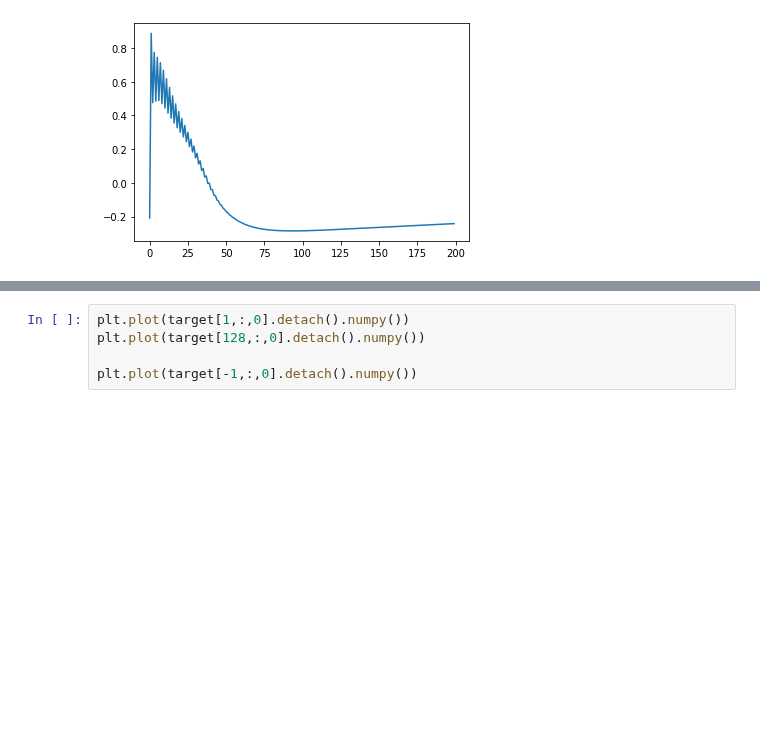
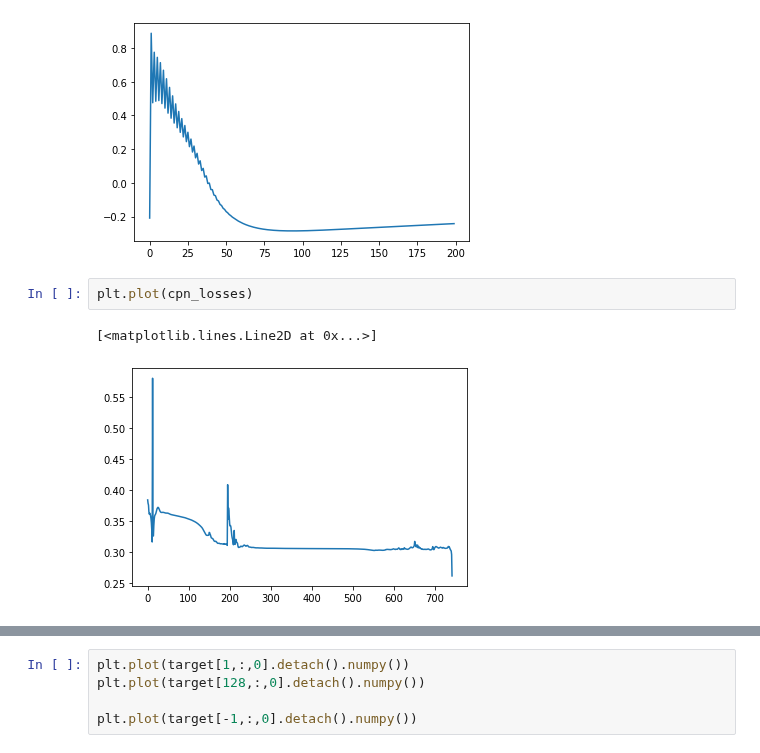
Before and after one commit to mmattb/coproc-poc, a Jupyter notebook: experiments.ipynb, the cells around one changed output, grey strips where cells are left out. Cells and saved outputs as stored; diff of their text form; blank space fills up the shorter version.

```diff
--- a/experiments.ipynb
+++ b/experiments.ipynb
@@ -361,6 +361,11 @@ plt.plot([s[0].item() for s in stims])
 # %% [output]
 [<matplotlib.lines.Line2D at 0x...>]
 [figure]
+# %%
+plt.plot(cpn_losses)
+# %% [output]
+[<matplotlib.lines.Line2D at 0x...>]
+[figure, added]
 # %%
 plt.plot(pred[0,:].detach().numpy())
 plt.plot(all_obs[0,:].detach().numpy())
```
Also changed, not shown: parts of 3 cells of this notebook.
